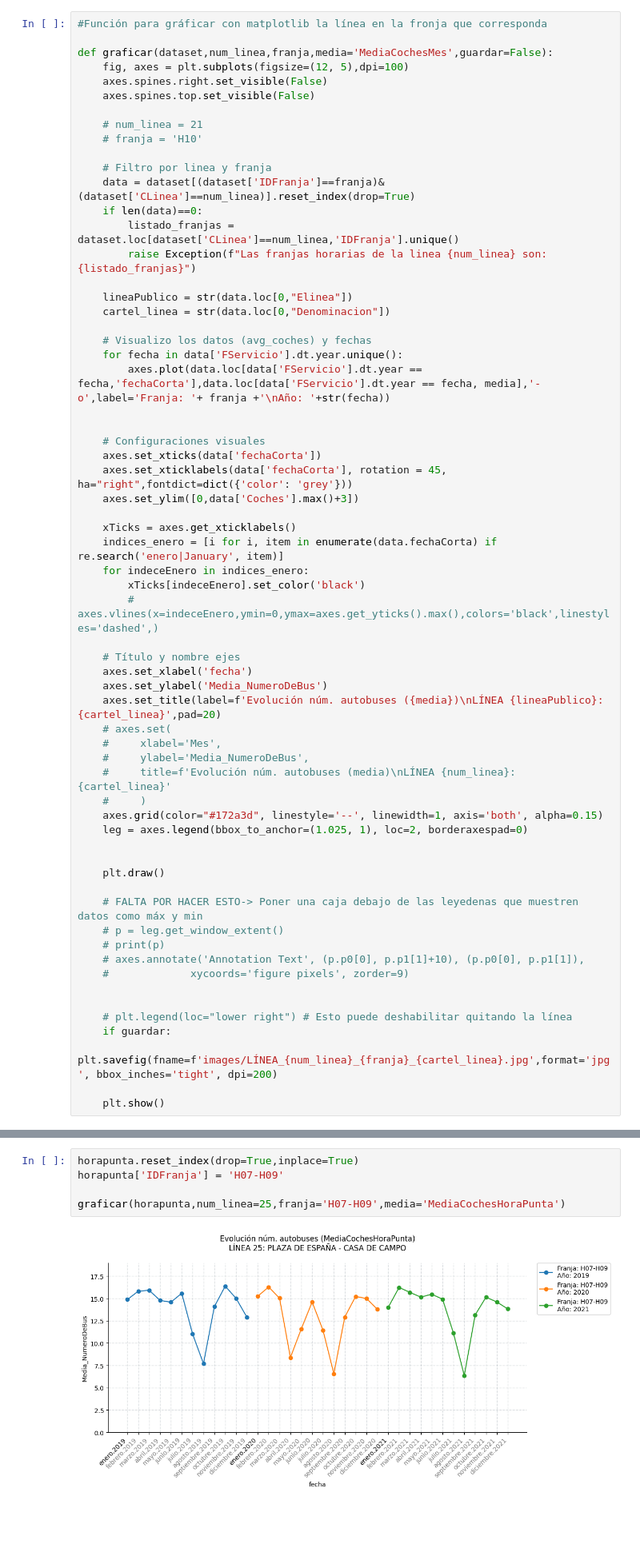
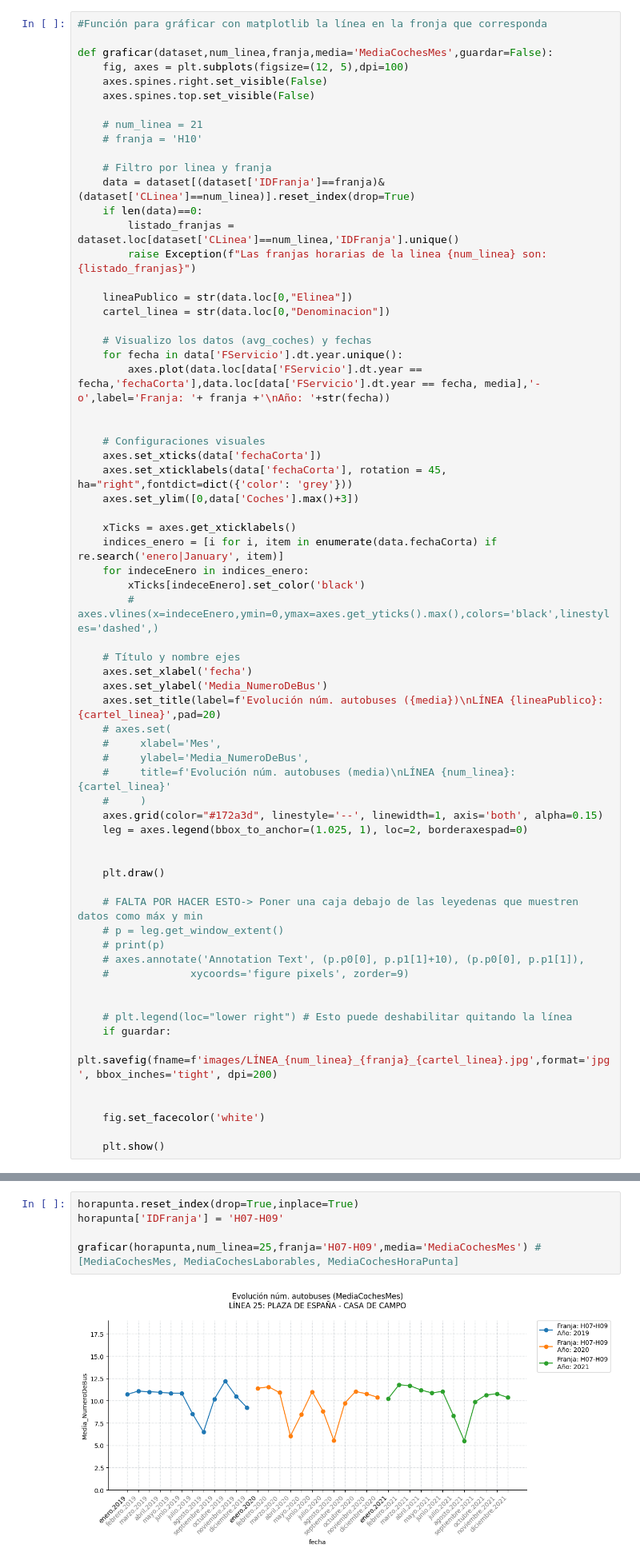
Before and after one commit to nacholopex/emt_madrid, a Jupyter notebook: 2022_emt_evolucion.ipynb, the cells around one changed output, grey strips where cells are left out. Shown at 80% size. Drawn from its saved outputs; the diff is of its cells as text; blank space fills up the shorter version.

```diff
--- a/2022_emt_evolucion.ipynb
+++ b/2022_emt_evolucion.ipynb
@@ -171,6 +171,9 @@ def graficar(dataset,num_linea,franja,media='MediaCochesMes',guardar=False):
     if guardar:
         plt.savefig(fname=f'images/LÍNEA_{num_linea}_{franja}_{cartel_linea}.jpg',format='jpg', bbox_inches='tight', dpi=200)
 
+
+    fig.set_facecolor('white')
+
     plt.show()
 # %%
 coches_mes = oferta_mes.loc[:,['CLinea','FServicio','IDFranja','MediaCochesLaborables']].copy()
@@ -252,10 +258,10 @@ horapunta
 # %%
 horapunta.reset_index(drop=True,inplace=True)
 horapunta['IDFranja'] = 'H07-H09'
 
-graficar(horapunta,num_linea=25,franja='H07-H09',media='MediaCochesHoraPunta')
+graficar(horapunta,num_linea=25,franja='H07-H09',media='MediaCochesMes') # [MediaCochesMes, MediaCochesLaborables, MediaCochesHoraPunta]
 # %% [output]
-[figure, old version]
+[figure, new version]
 # %%
 ####################
 # ESTO SON PRUEBAS #
```
Also changed, not shown: parts of 3 cells of this notebook, 1 other file.
